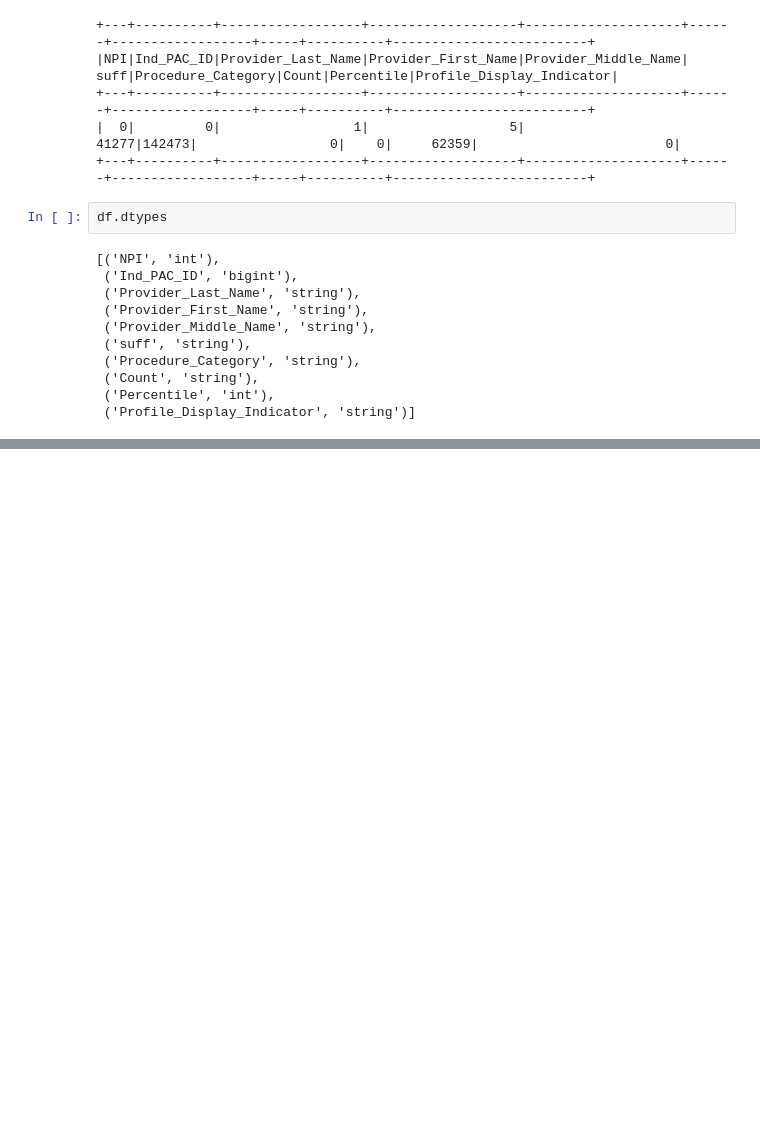
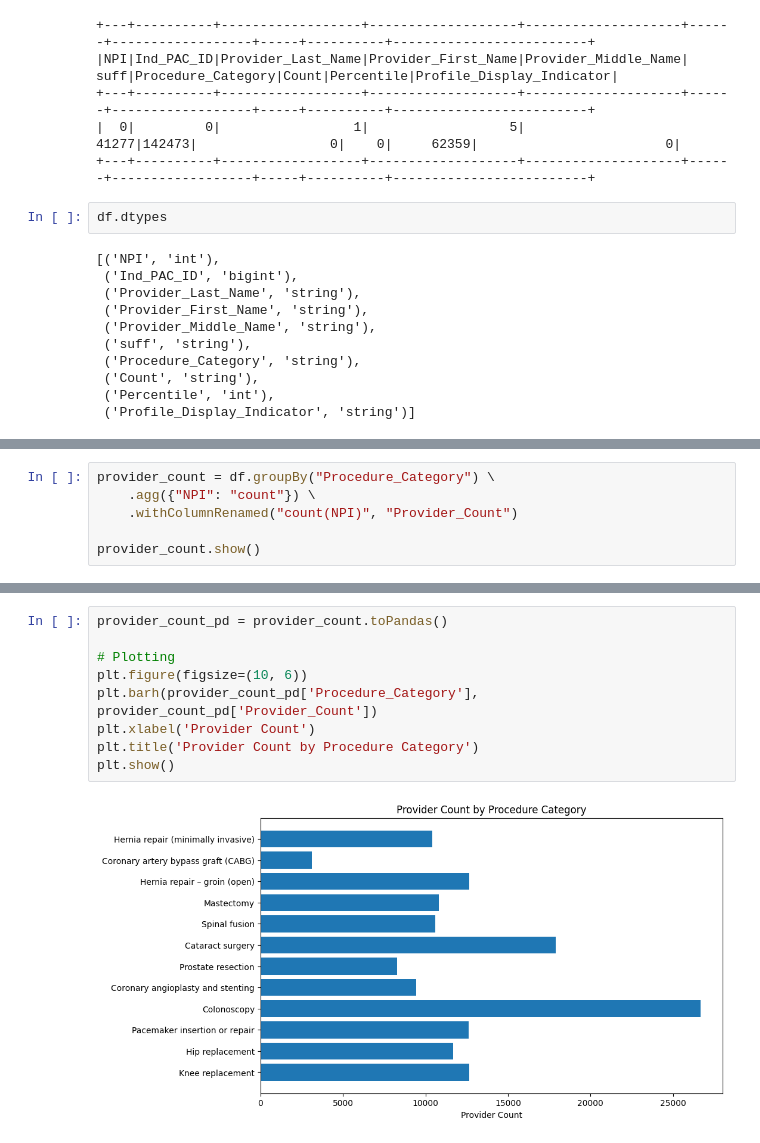
Before and after one commit to Sahil1709/doctor-right, a Jupyter notebook: eda-mips-procedurevolume.ipynb, the cells around one changed output, grey strips where cells are left out. Cells and saved outputs as stored; diff of their text form; blank space fills up the shorter version.

Commit message:
Added analysis on procedure volume

```diff
--- a/eda-mips-procedurevolume.ipynb
+++ b/eda-mips-procedurevolume.ipynb
@@ -68,0 +100,6 @@ df.dtypes
+# %%
+provider_count = df.groupBy("Procedure_Category") \
+    .agg({"NPI": "count"}) \
+    .withColumnRenamed("count(NPI)", "Provider_Count")
+
+provider_count.show()
@@ -68,0 +186,11 @@ df.dtypes
+# %%
+provider_count_pd = provider_count.toPandas()
+
+# Plotting
+plt.figure(figsize=(10, 6))
+plt.barh(provider_count_pd['Procedure_Category'], provider_count_pd['Provider_Count'])
+plt.xlabel('Provider Count')
+plt.title('Provider Count by Procedure Category')
+plt.show()
+# %% [output]
+[figure, added]
```
Also changed, not shown: parts of 15 cells of this notebook.
